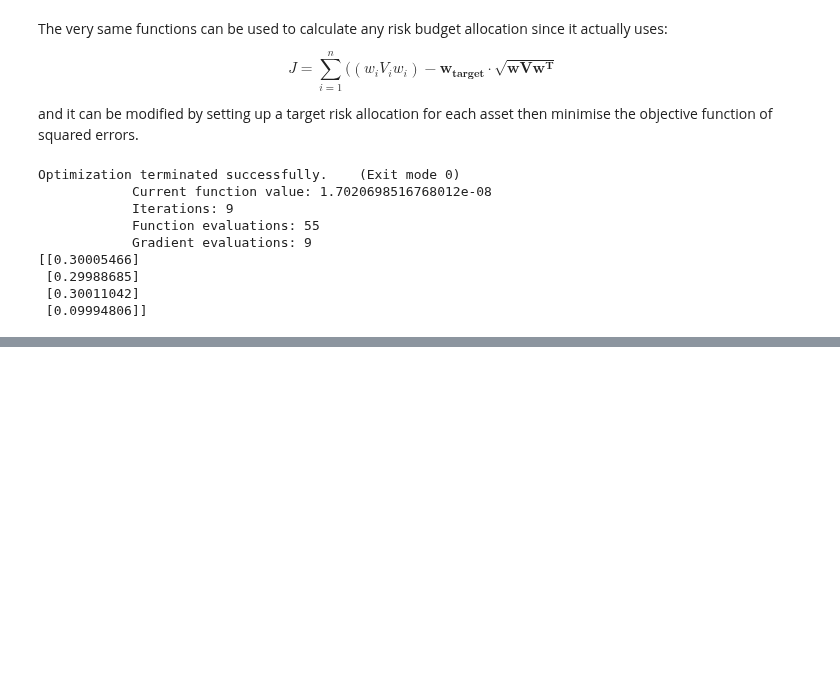
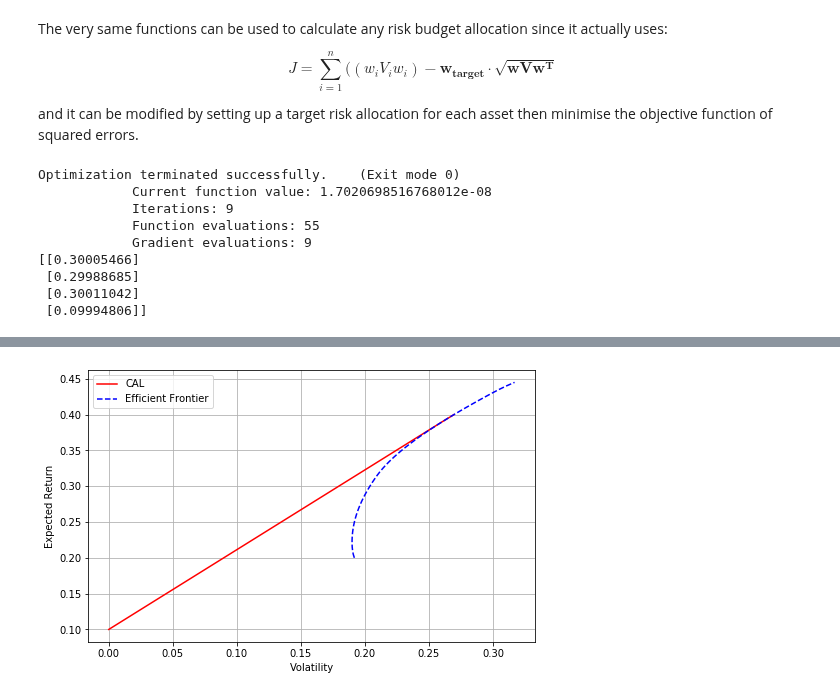
Before and after one commit to matteosan1/finance_course, a Jupyter notebook: libro/markowitz.ipynb, the cells around one changed output, grey strips where cells are left out. Cells and saved outputs as stored; diff of their text form; code cells hidden in the pictures; blank space fills up the shorter version.

```diff
--- a/libro/markowitz.ipynb
+++ b/libro/markowitz.ipynb
@@ -345,0 +423,36 @@ Optimization terminated successfully.    (Exit mode 0)
+# %%
+numAssets = 6
+
+def objective4(weights, covariance):
+    return np.sqrt(np.dot(weights[:-1].T, np.dot(covariance, weights[:-1])))
+
+def getTargetReturn2(weights, returns, targetReturn, risk_free):
+    portfolio_return = np.sum(returns*weights[:-1]) + (weights[5]) * risk_free
+    return (portfolio_return - targetReturn)
+
+rfAssetReturn = 0.10
+returns2 = []
+for eff in np.arange(0.10, 0.40, 0.01):
+    constraints = ({'type': 'eq', 'fun': getTargetReturn2,
+                    "args":(annual_expected, eff, rfAssetReturn)},
+                    {'type': 'eq', 'fun': sumWeights})
+    bounds = tuple((0, 1) for asset in range(numAssets))
+    opts = optimize.minimize(objective4, np.ones(numAssets) / float(numAssets),
+                             args=(annual_covariance),
+                             bounds=bounds, constraints=constraints)
+    #if eff >= 0.3:
+    #    print (opts.x)
+    returns2.append((np.sqrt(np.dot(opts.x[:-1].T, np.dot(annual_covariance, opts.x[:-1]))),
+                     np.sum(annual_expected*opts.x[:-1])+opts.x[5]*rfAssetReturn))
+returns2 = np.array(returns2)
+# %%
+plt.figure(figsize=(8,5))
+plt.plot(returns2[:,0], returns2[:,1], color = 'red', label="CAL")
+plt.plot(returns[:, 0], returns[:, 1], color = 'blue', label="Efficient Frontier", linestyle='--')
+plt.xlabel("Volatility")
+plt.ylabel("Expected Return")
+plt.grid(True)
+plt.legend()
+plt.show()
+# %% [output]
+[figure, added]
```
Also changed, not shown: parts of 3 cells of this notebook, 42 other files.
